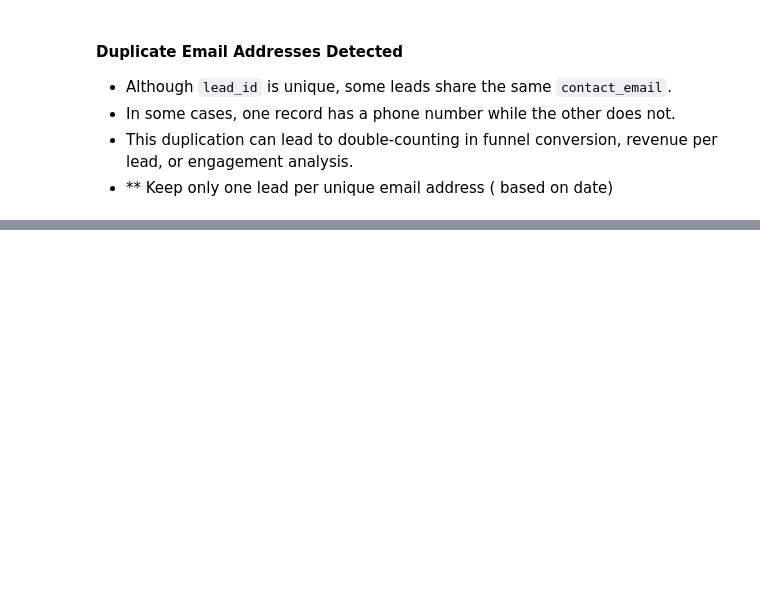
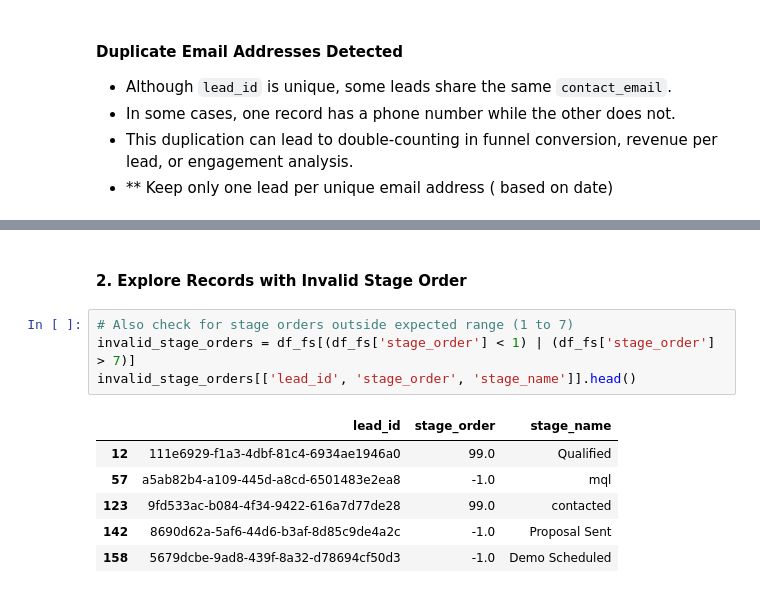
Before and after one commit to abs-hasan/ab-test-lead-conversion, a Jupyter notebook: data/Eda/data_quality_analysis.ipynb, the cells around one changed output, grey strips where cells are left out. Cells and saved outputs as stored; diff of their text form; blank space fills up the shorter version.

```diff
--- a/data/Eda/data_quality_analysis.ipynb
+++ b/data/Eda/data_quality_analysis.ipynb
@@ -842,0 +476,13 @@ if __name__ == "__main__":
+# %% [markdown]
+#### 2. Explore Records with Invalid Stage Order
+# %%
+# Also check for stage orders outside expected range (1 to 7)
+invalid_stage_orders = df_fs[(df_fs['stage_order'] < 1) | (df_fs['stage_order'] > 7)]
+invalid_stage_orders[['lead_id', 'stage_order', 'stage_name']].head()
+# %% [output]
+|  | lead_id | stage_order | stage_name |
+| 12 | 111e6929-f1a3-4dbf-81c4-6934ae1946a0 | 99.0 | Qualified |
+| 57 | a5ab82b4-a109-445d-a8cd-6501483e2ea8 | -1.0 | mql |
+| 123 | 9fd533ac-b084-4f34-9422-616a7d77de28 | 99.0 | contacted |
+| 142 | 8690d62a-5af6-44d6-b3af-8d85c9de4a2c | -1.0 | Proposal Sent |
+| 158 | 5679dcbe-9ad8-439f-8a32-d78694cf50d3 | -1.0 | Demo Scheduled |
```
Also changed, not shown: parts of 68 cells of this notebook.
